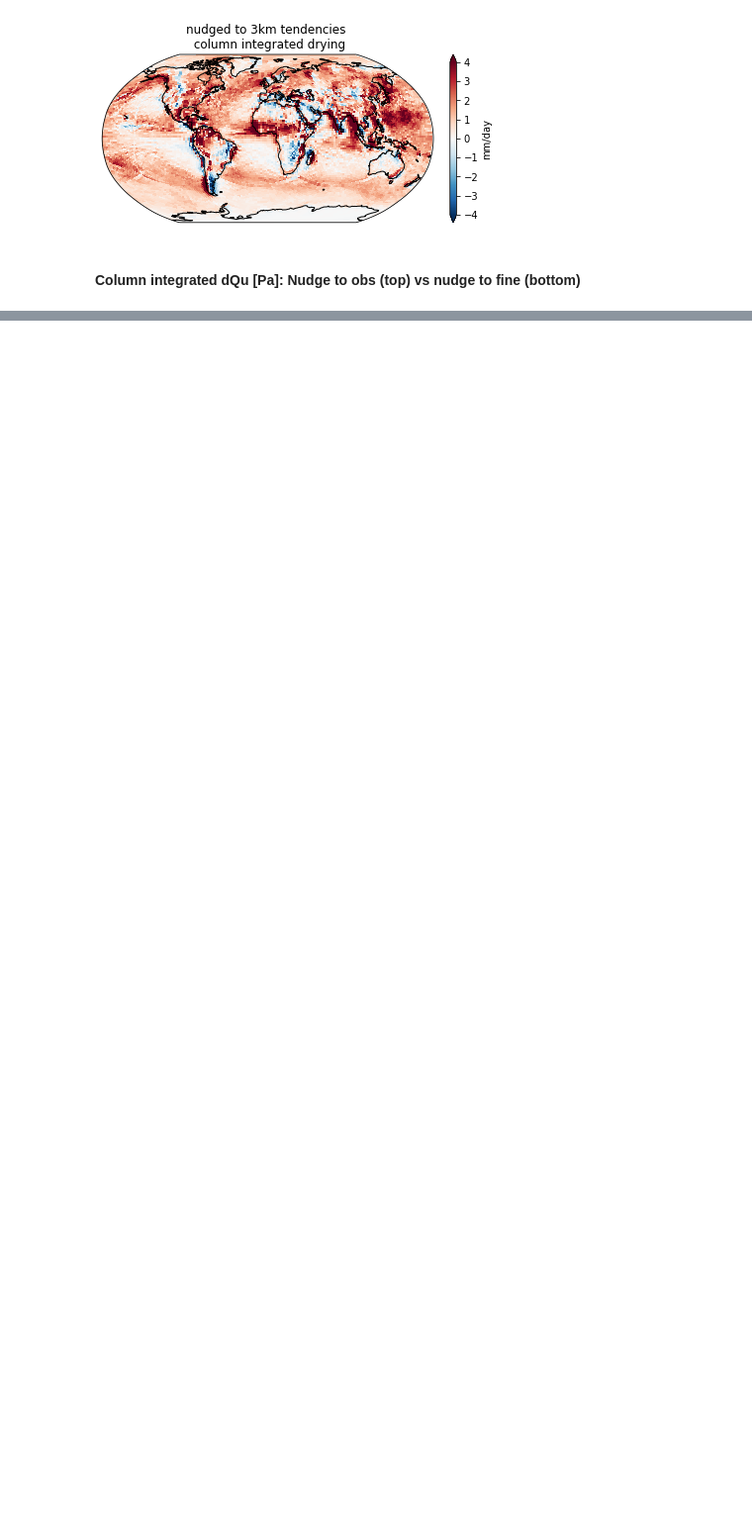
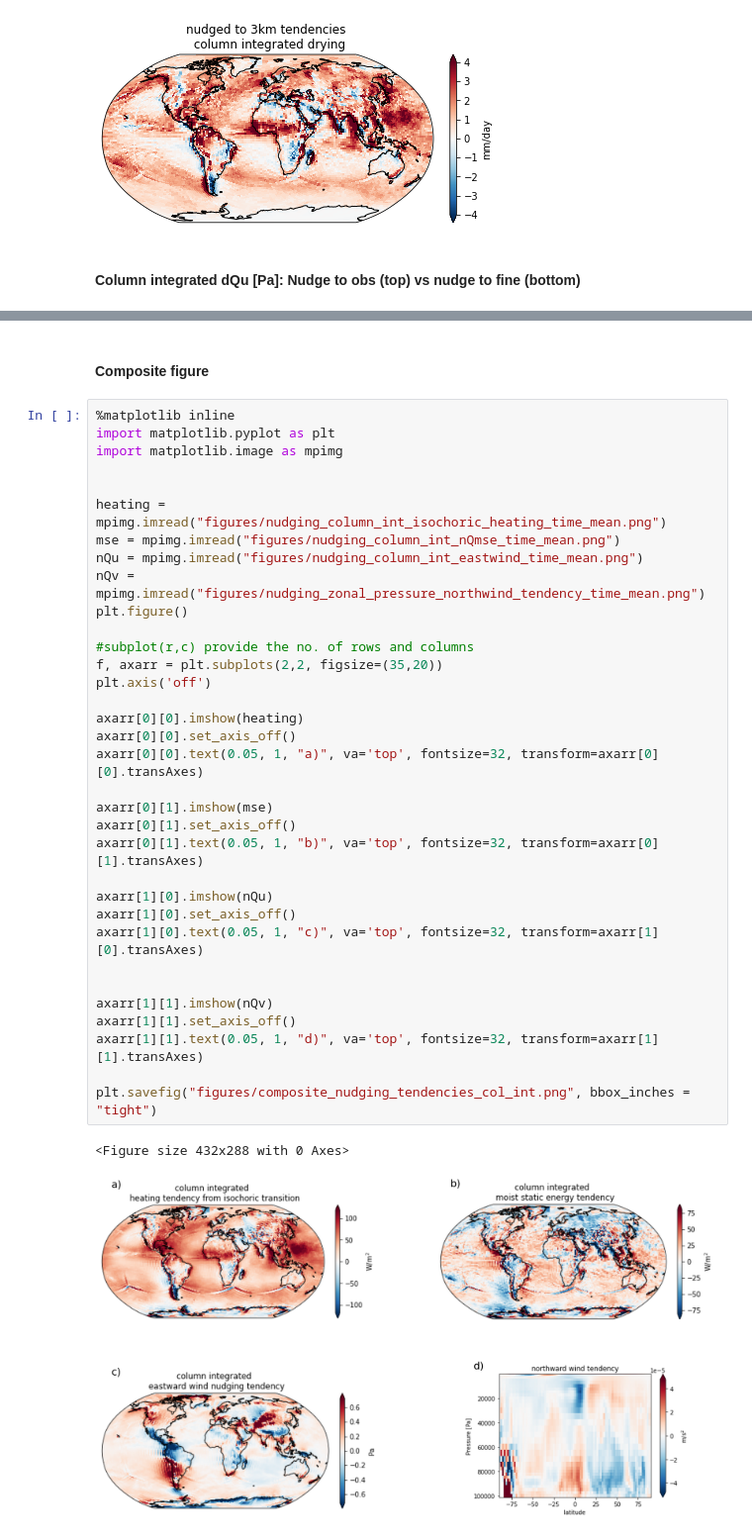
Before and after one commit to ai2cm/nudge-to-fine-3km-manuscript-workflow, a Jupyter notebook: notebooks/nudging-tendencies-column-integrated-time-mean.ipynb, the cells around one changed output, grey strips where cells are left out. Shown at 99% size. Drawn from its saved outputs; the diff is of its cells as text; blank space fills up the shorter version.

```diff
--- a/notebooks/nudging-tendencies-column-integrated-time-mean.ipynb
+++ b/notebooks/nudging-tendencies-column-integrated-time-mean.ipynb
@@ -153,0 +186,39 @@ plt.savefig("figures/nudging_column_int_eastwind_time_mean.png", bbox_inches = "
+# %% [markdown]
+#### Composite figure
+# %%
+%matplotlib inline
+import matplotlib.pyplot as plt
+import matplotlib.image as mpimg
+
+
+heating = mpimg.imread("figures/nudging_column_int_isochoric_heating_time_mean.png")
+mse = mpimg.imread("figures/nudging_column_int_nQmse_time_mean.png")
+nQu = mpimg.imread("figures/nudging_column_int_eastwind_time_mean.png")
+nQv = mpimg.imread("figures/nudging_zonal_pressure_northwind_tendency_time_mean.png")
+plt.figure()
+
+#subplot(r,c) provide the no. of rows and columns
+f, axarr = plt.subplots(2,2, figsize=(35,20))
+plt.axis('off')
+
+axarr[0][0].imshow(heating)
+axarr[0][0].set_axis_off()
+axarr[0][0].text(0.05, 1, "a)", va='top', fontsize=32, transform=axarr[0][0].transAxes)
+
+axarr[0][1].imshow(mse)
+axarr[0][1].set_axis_off()
+axarr[0][1].text(0.05, 1, "b)", va='top', fontsize=32, transform=axarr[0][1].transAxes)
+
+axarr[1][0].imshow(nQu)
+axarr[1][0].set_axis_off()
+axarr[1][0].text(0.05, 1, "c)", va='top', fontsize=32, transform=axarr[1][0].transAxes)
+
+
+axarr[1][1].imshow(nQv)
+axarr[1][1].set_axis_off()
+axarr[1][1].text(0.05, 1, "d)", va='top', fontsize=32, transform=axarr[1][1].transAxes)
+
+plt.savefig("figures/composite_nudging_tendencies_col_int.png", bbox_inches = "tight")
+# %% [output]
+<Figure size 432x288 with 0 Axes>
+[figure, added]
```
Also changed, not shown: parts of 9 cells of this notebook.
